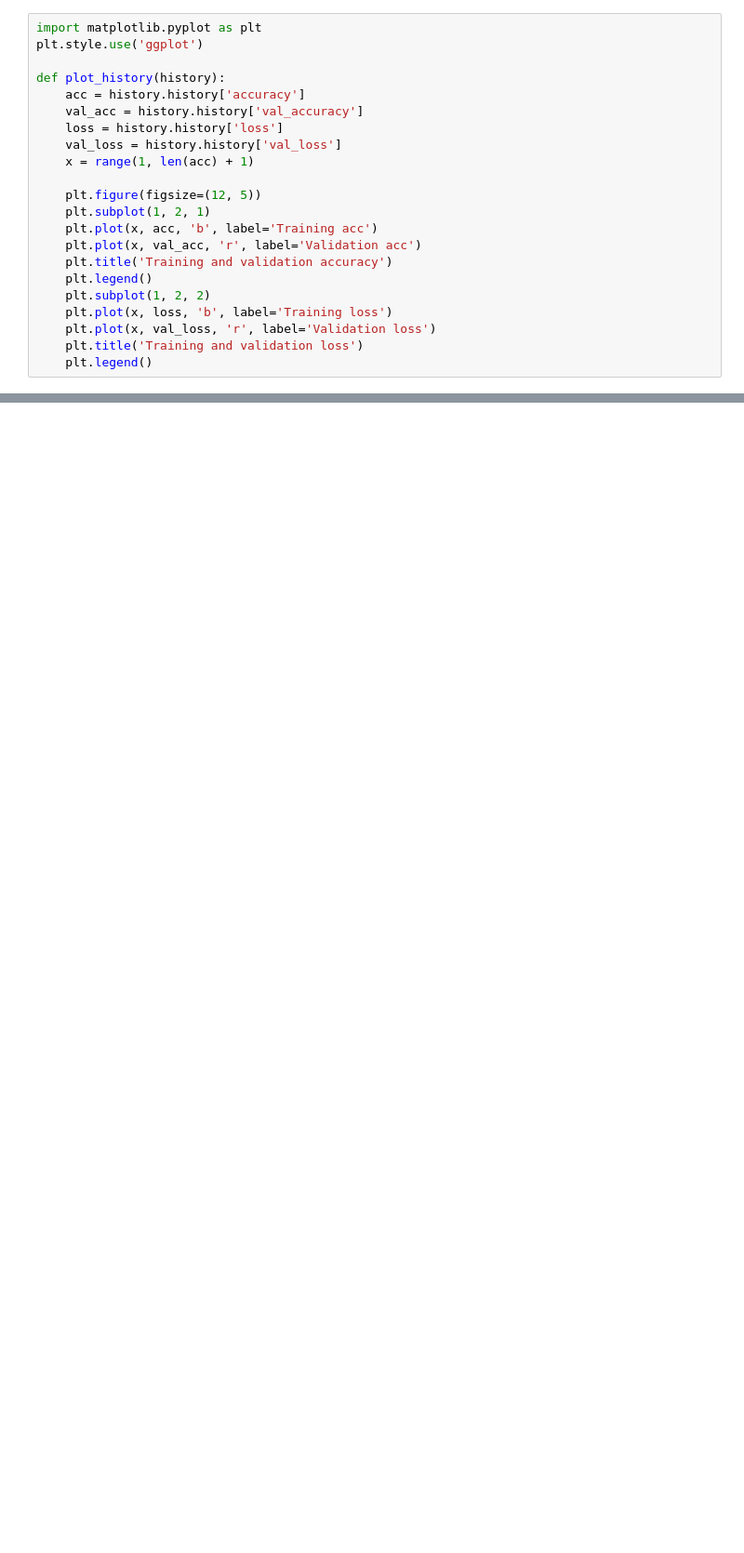
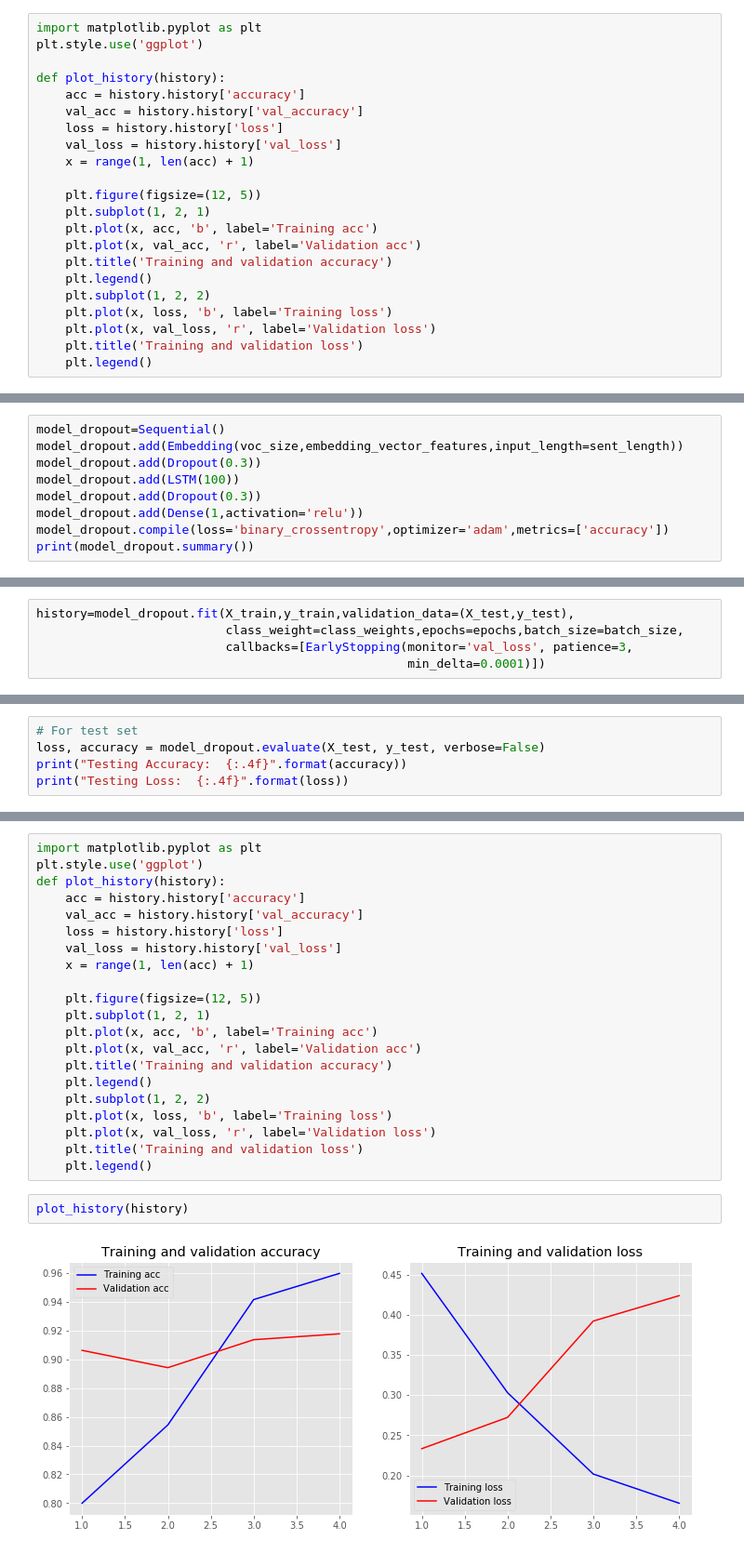
Before and after one commit to HassanSherwani/All_About_Neural_Networks, a Jupyter notebook: TensorFlow2.0/9.LSTM(2)_textclassifier.ipynb, the cells around one changed output, grey strips where cells are left out. Shown: that part at 93% size. Saved outputs shown, nothing was run; the diff lists cells and outputs as text; blank space fills up the shorter version.

```diff
--- a/TensorFlow2.0/9.LSTM(2)_textclassifier.ipynb
+++ b/TensorFlow2.0/9.LSTM(2)_textclassifier.ipynb
@@ -540,0 +374,9 @@ plot_history(history)
+# %%
+model_dropout=Sequential()
+model_dropout.add(Embedding(voc_size,embedding_vector_features,input_length=sent_length))
+model_dropout.add(Dropout(0.3))
+model_dropout.add(LSTM(100))
+model_dropout.add(Dropout(0.3))
+model_dropout.add(Dense(1,activation='relu'))
+model_dropout.compile(loss='binary_crossentropy',optimizer='adam',metrics=['accuracy'])
+print(model_dropout.summary())
@@ -540,0 +403,5 @@ plot_history(history)
+# %%
+history=model_dropout.fit(X_train,y_train,validation_data=(X_test,y_test),
+                          class_weight=class_weights,epochs=epochs,batch_size=batch_size,
+                          callbacks=[EarlyStopping(monitor='val_loss', patience=3,
+                                                   min_delta=0.0001)])
@@ -540,0 +441,5 @@ plot_history(history)
+# %%
+# For test set
+loss, accuracy = model_dropout.evaluate(X_test, y_test, verbose=False)
+print("Testing Accuracy:  {:.4f}".format(accuracy))
+print("Testing Loss:  {:.4f}".format(loss))
@@ -540,0 +449,25 @@ plot_history(history)
+# %%
+import matplotlib.pyplot as plt
+plt.style.use('ggplot')
+def plot_history(history):
+    acc = history.history['accuracy']
+    val_acc = history.history['val_accuracy']
+    loss = history.history['loss']
+    val_loss = history.history['val_loss']
+    x = range(1, len(acc) + 1)
+
+    plt.figure(figsize=(12, 5))
+    plt.subplot(1, 2, 1)
+    plt.plot(x, acc, 'b', label='Training acc')
+    plt.plot(x, val_acc, 'r', label='Validation acc')
+    plt.title('Training and validation accuracy')
+    plt.legend()
+    plt.subplot(1, 2, 2)
+    plt.plot(x, loss, 'b', label='Training loss')
+    plt.plot(x, val_loss, 'r', label='Validation loss')
+    plt.title('Training and validation loss')
+    plt.legend()
+# %%
+plot_history(history)
+# %% [output]
+[figure, added]
```
Also changed, not shown: parts of 136 cells of this notebook.
